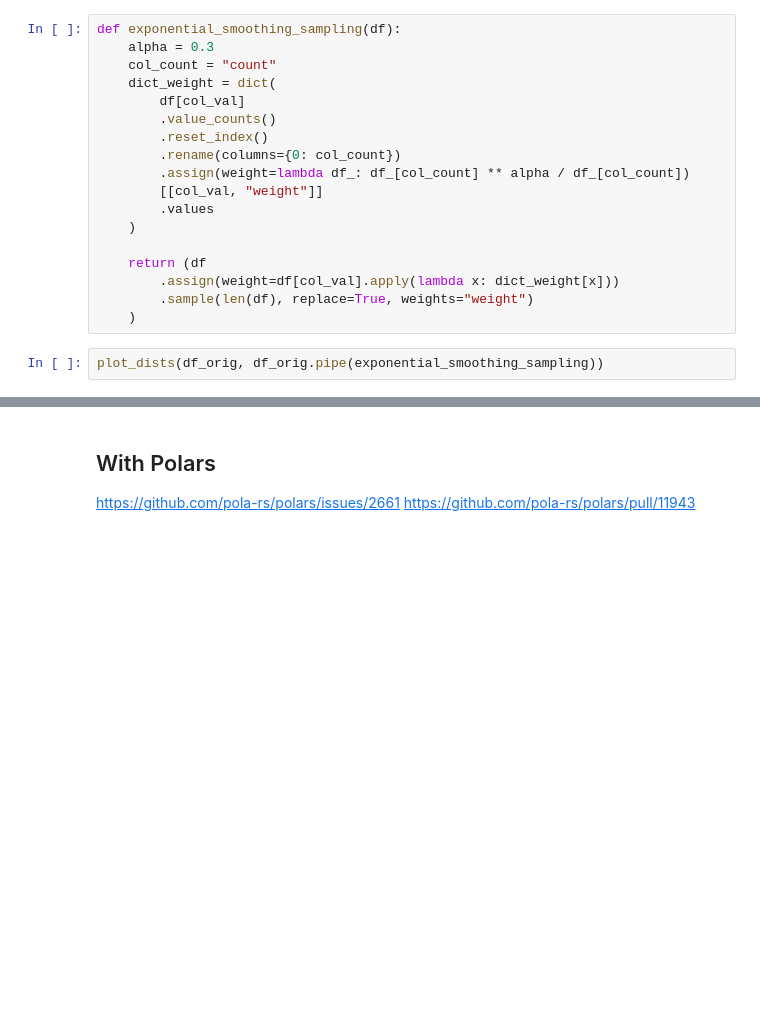
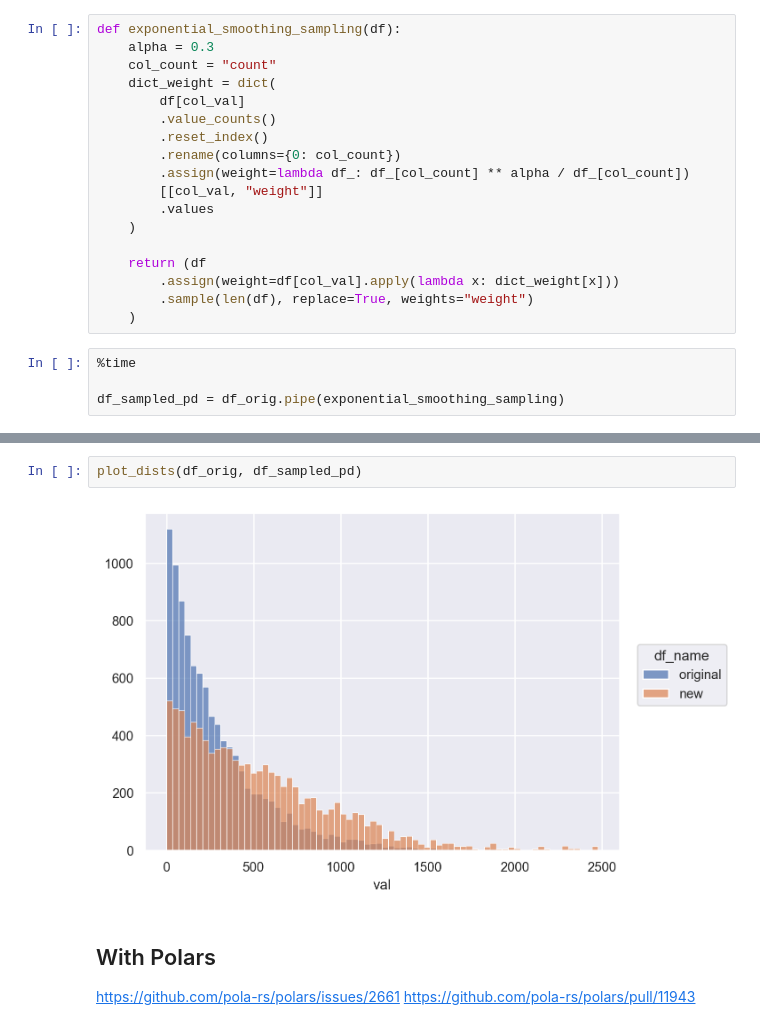
Before and after one commit to ryu1kn/sandbox--data-wrangling, a Jupyter notebook: notebooks/weighted-sampling.ipynb, the cells around one changed output, grey strips where cells are left out. Drawn from its saved outputs; the diff is of its cells as text; blank space fills up the shorter version.

```diff
--- a/notebooks/weighted-sampling.ipynb
+++ b/notebooks/weighted-sampling.ipynb
@@ -57,5 +57,7 @@ def exponential_smoothing_sampling(df):
         .sample(len(df), replace=True, weights="weight")
     )
 # %%
-plot_dists(df_orig, df_orig.pipe(exponential_smoothing_sampling))
+%time
+
+df_sampled_pd = df_orig.pipe(exponential_smoothing_sampling)
 # %% [output]
@@ -63,3 +66,7 @@ plot_dists(df_orig, df_orig.pipe(exponential_smoothing_sampling))
+# %%
+plot_dists(df_orig, df_sampled_pd)
+# %% [output]
+[figure, added]
 # %% [markdown]
 ## With Polars
 
```
Also changed, not shown: parts of 8 cells of this notebook.
